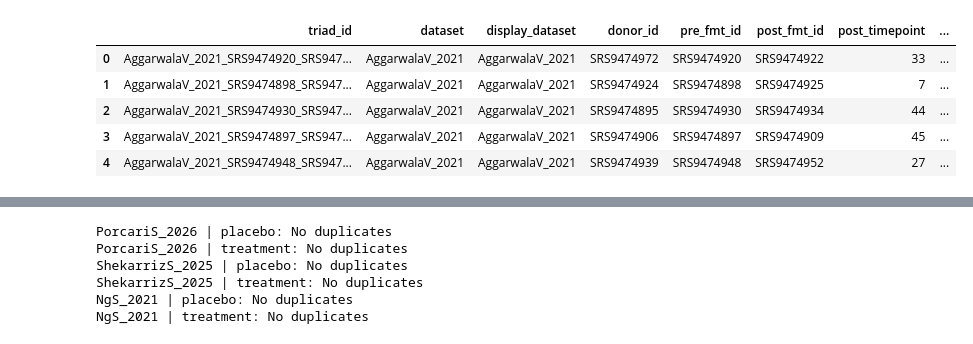
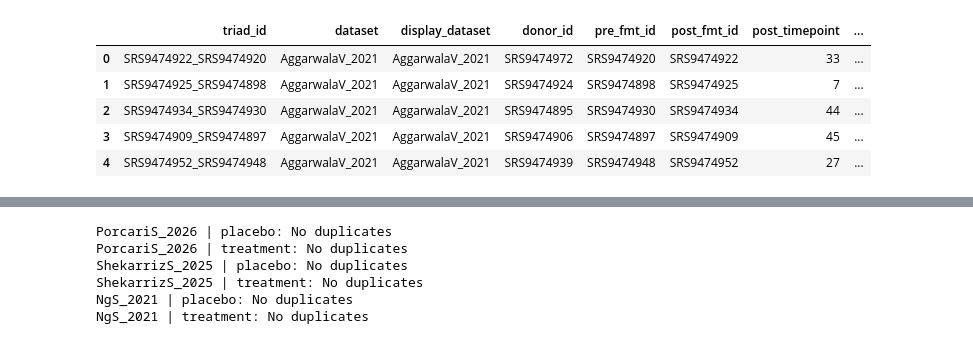
Before and after one commit to tbarbazuk/fmt_meta_analysis, a Jupyter notebook: DoSER_by_treatment_arm.ipynb, the cells around one changed output, grey strips where cells are left out. Saved outputs shown, nothing was run; the diff lists cells and outputs as text; code cells hidden in the pictures.

```diff
--- a/DoSER_by_treatment_arm.ipynb
+++ b/DoSER_by_treatment_arm.ipynb
@@ -10,15 +10,15 @@ import pandas as pd
 from itertools import combinations
 from scipy.stats import mannwhitneyu
 # %%
-sgb_details = pd.read_csv('/shares/CIBIO-Storage/CM/scratch/users/thomas.barbazuk/meta-strain/sgb_details_allRaxml_new.csv')
+sgb_details = pd.read_csv('/shares/CIBIO-Storage/CM/scratch/users/thomas.barbazuk/meta-strain/sgb_details_allRaxml_new_testing.csv')
 sgb_details.head()
 # %% [output]
 |  | triad_id | dataset | display_dataset | donor_id | pre_fmt_id | post_fmt_id | post_timepoint | ... |
-| 0 | AggarwalaV_2021_SRS9474920_SRS947... | AggarwalaV_2021 | AggarwalaV_2021 | SRS9474972 | SRS9474920 | SRS9474922 | 33 | ... |
-| 1 | AggarwalaV_2021_SRS9474898_SRS947... | AggarwalaV_2021 | AggarwalaV_2021 | SRS9474924 | SRS9474898 | SRS9474925 | 7 | ... |
-| 2 | AggarwalaV_2021_SRS9474930_SRS947... | AggarwalaV_2021 | AggarwalaV_2021 | SRS9474895 | SRS9474930 | SRS9474934 | 44 | ... |
-| 3 | AggarwalaV_2021_SRS9474897_SRS947... | AggarwalaV_2021 | AggarwalaV_2021 | SRS9474906 | SRS9474897 | SRS9474909 | 45 | ... |
-| 4 | AggarwalaV_2021_SRS9474948_SRS947... | AggarwalaV_2021 | AggarwalaV_2021 | SRS9474939 | SRS9474948 | SRS9474952 | 27 | ... |
+| 0 | SRS9474922_SRS9474920 | AggarwalaV_2021 | AggarwalaV_2021 | SRS9474972 | SRS9474920 | SRS9474922 | 33 | ... |
+| 1 | SRS9474925_SRS9474898 | AggarwalaV_2021 | AggarwalaV_2021 | SRS9474924 | SRS9474898 | SRS9474925 | 7 | ... |
+| 2 | SRS9474934_SRS9474930 | AggarwalaV_2021 | AggarwalaV_2021 | SRS9474895 | SRS9474930 | SRS9474934 | 44 | ... |
+| 3 | SRS9474909_SRS9474897 | AggarwalaV_2021 | AggarwalaV_2021 | SRS9474906 | SRS9474897 | SRS9474909 | 45 | ... |
+| 4 | SRS9474952_SRS9474948 | AggarwalaV_2021 | AggarwalaV_2021 | SRS9474939 | SRS9474948 | SRS9474952 | 27 | ... |
 # %%
 metadata = pd.read_csv(
     '/shares/CIBIO-Storage/CM/scratch/users/thomas.barbazuk/meta-strain/strain_share_newrun_June26/triads_cleaned_1gbp.csv',
```
Also changed, not shown: parts of 4 cells of this notebook, 7 other files.
